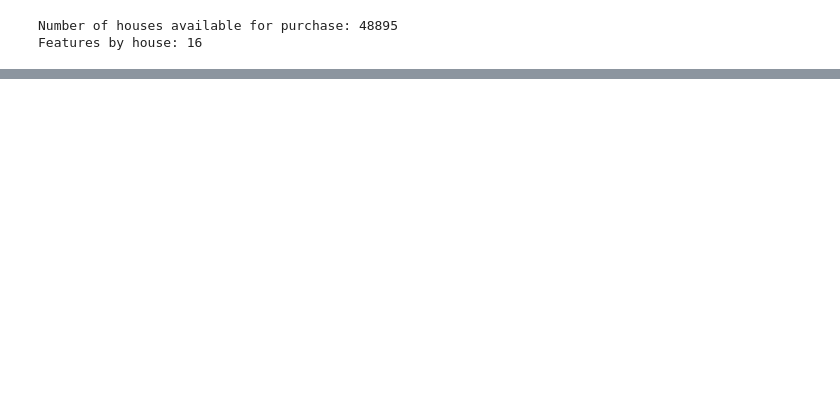
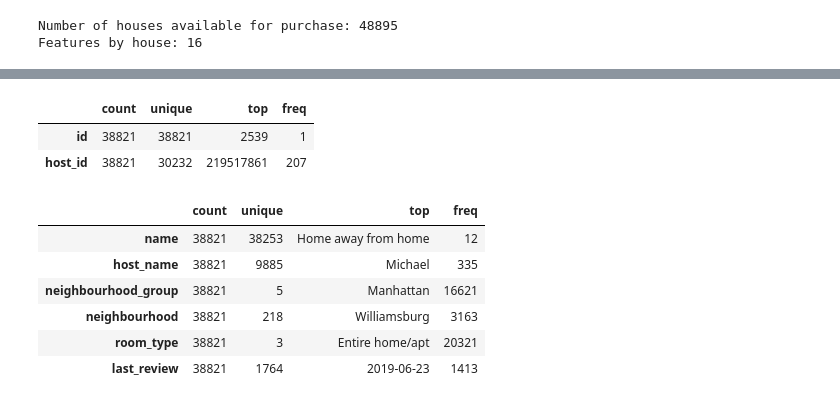
Before and after one commit to alessandra-barbosa/House-Rocket-Insights, a Jupyter notebook: Projeto_final_certificaçao.ipynb, the cells around one changed output, grey strips where cells are left out. Cells and saved outputs as stored; diff of their text form; code cells hidden in the pictures; blank space fills up the shorter version.

```diff
--- a/Projeto_final_certificaçao.ipynb
+++ b/Projeto_final_certificaçao.ipynb
@@ -78,0 +186,17 @@ len(df['id'].unique())
+# %%
+df_id=df_id.astype(str)
+df_id.describe().transpose()
+# %% [output]
+|  | count | unique | top | freq |
+| id | 38821 | 38821 | 2539 | 1 |
+| host_id | 38821 | 30232 | 219517861 | 207 |
+# %%
+df_str.describe().transpose()
+# %% [output]
+|  | count | unique | top | freq |
+| name | 38821 | 38253 | Home away from home | 12 |
+| host_name | 38821 | 9885 | Michael | 335 |
+| neighbourhood_group | 38821 | 5 | Manhattan | 16621 |
+| neighbourhood | 38821 | 218 | Williamsburg | 3163 |
+| room_type | 38821 | 3 | Entire home/apt | 20321 |
+| last_review | 38821 | 1764 | 2019-06-23 | 1413 |
```
Also changed, not shown: parts of 30 cells of this notebook, 1 other file.
